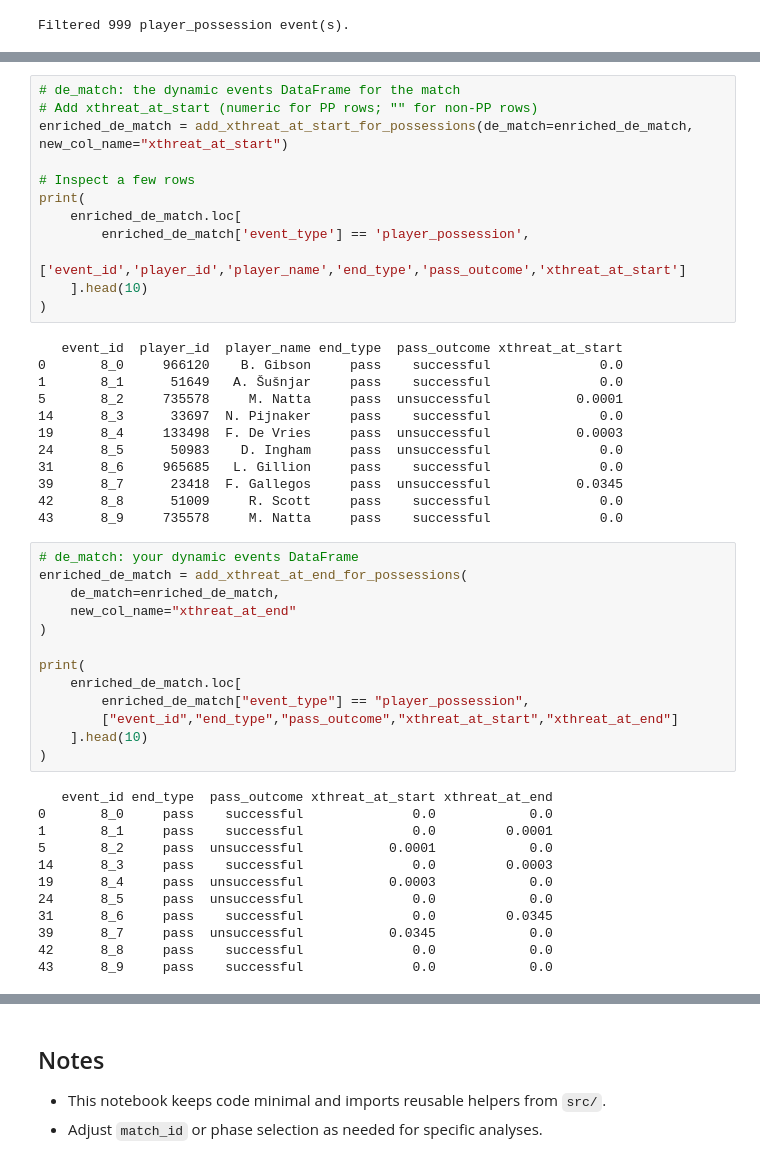
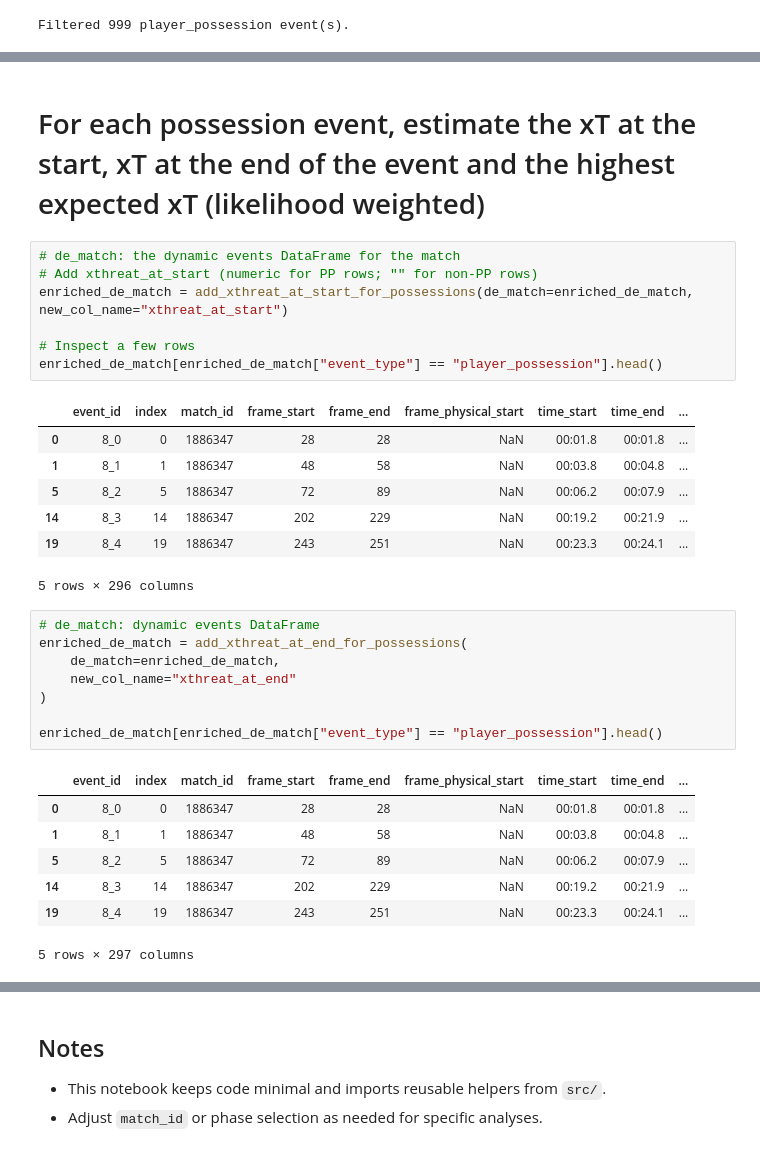
Before and after one commit to falguni7/analytics_cup_research_fg, a Jupyter notebook: submission.ipynb, the cells around one changed output, grey strips where cells are left out. Drawn from its saved outputs; the diff is of its cells as text.

```diff
--- a/submission.ipynb
+++ b/submission.ipynb
@@ -189,50 +181,34 @@ print(
+# %% [markdown]
+# For each possession event, estimate the xT at the start, xT at the end of the event and the highest expected xT (likelihood weighted)
 # %%
 # de_match: the dynamic events DataFrame for the match
 # Add xthreat_at_start (numeric for PP rows; "" for non-PP rows)
 enriched_de_match = add_xthreat_at_start_for_possessions(de_match=enriched_de_match, new_col_name="xthreat_at_start")
 
 # Inspect a few rows
-print(
-    enriched_de_match.loc[
-        enriched_de_match['event_type'] == 'player_possession',
-        ['event_id','player_id','player_name','end_type','pass_outcome','xthreat_at_start']
-    ].head(10)
-)
+enriched_de_match[enriched_de_match["event_type"] == "player_possession"].head()
 # %% [output]
+|  | event_id | index | match_id | frame_start | frame_end | frame_physical_start | time_start | time_end | ... |
+| 0 | 8_0 | 0 | 1886347 | 28 | 28 | NaN | 00:01.8 | 00:01.8 | ... |
+| 1 | 8_1 | 1 | 1886347 | 48 | 58 | NaN | 00:03.8 | 00:04.8 | ... |
+| 5 | 8_2 | 5 | 1886347 | 72 | 89 | NaN | 00:06.2 | 00:07.9 | ... |
+| 14 | 8_3 | 14 | 1886347 | 202 | 229 | NaN | 00:19.2 | 00:21.9 | ... |
+| 19 | 8_4 | 19 | 1886347 | 243 | 251 | NaN | 00:23.3 | 00:24.1 | ... |
-   event_id  player_id  player_name end_type  pass_outcome xthreat_at_start
-0       8_0     966120    B. Gibson     pass    successful              0.0
-1       8_1      51649   A. Šušnjar     pass    successful              0.0
-5       8_2     735578     M. Natta     pass  unsuccessful           0.0001
-14      8_3      33697  N. Pijnaker     pass    successful              0.0
-19      8_4     133498  F. De Vries     pass  unsuccessful           0.0003
-24      8_5      50983    D. Ingham     pass  unsuccessful              0.0
-31      8_6     965685   L. Gillion     pass    successful              0.0
-39      8_7      23418  F. Gallegos     pass  unsuccessful           0.0345
-42      8_8      51009     R. Scott     pass    successful              0.0
-43      8_9     735578     M. Natta     pass    successful              0.0
+5 rows × 296 columns
 # %%
-# de_match: your dynamic events DataFrame
+# de_match: dynamic events DataFrame
 enriched_de_match = add_xthreat_at_end_for_possessions(
     de_match=enriched_de_match,
     new_col_name="xthreat_at_end"
 )
 
-print(
-    enriched_de_match.loc[
-        enriched_de_match["event_type"] == "player_possession",
-        ["event_id","end_type","pass_outcome","xthreat_at_start","xthreat_at_end"]
-    ].head(10)
-)
+enriched_de_match[enriched_de_match["event_type"] == "player_possession"].head()
 # %% [output]
+|  | event_id | index | match_id | frame_start | frame_end | frame_physical_start | time_start | time_end | ... |
+| 0 | 8_0 | 0 | 1886347 | 28 | 28 | NaN | 00:01.8 | 00:01.8 | ... |
+| 1 | 8_1 | 1 | 1886347 | 48 | 58 | NaN | 00:03.8 | 00:04.8 | ... |
+| 5 | 8_2 | 5 | 1886347 | 72 | 89 | NaN | 00:06.2 | 00:07.9 | ... |
+| 14 | 8_3 | 14 | 1886347 | 202 | 229 | NaN | 00:19.2 | 00:21.9 | ... |
+| 19 | 8_4 | 19 | 1886347 | 243 | 251 | NaN | 00:23.3 | 00:24.1 | ... |
-   event_id end_type  pass_outcome xthreat_at_start xthreat_at_end
-0       8_0     pass    successful              0.0            0.0
-1       8_1     pass    successful              0.0         0.0001
-5       8_2     pass  unsuccessful           0.0001            0.0
-14      8_3     pass    successful              0.0         0.0003
-19      8_4     pass  unsuccessful           0.0003            0.0
-24      8_5     pass  unsuccessful              0.0            0.0
-31      8_6     pass    successful              0.0         0.0345
-39      8_7     pass  unsuccessful           0.0345            0.0
-42      8_8     pass    successful              0.0            0.0
-43      8_9     pass    successful              0.0            0.0
+5 rows × 297 columns
 # %%
```
Also changed, not shown: parts of 21 cells of this notebook.
